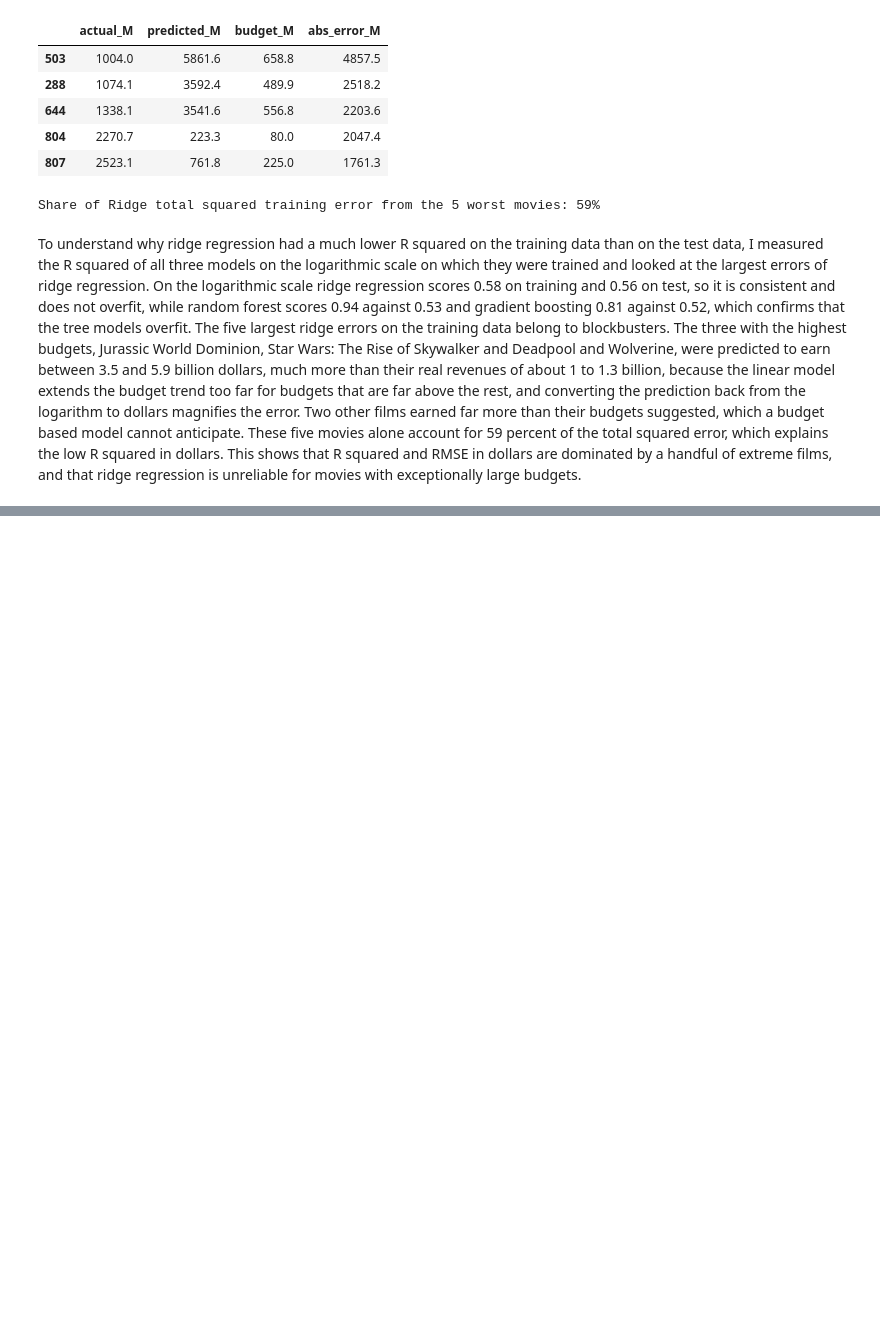
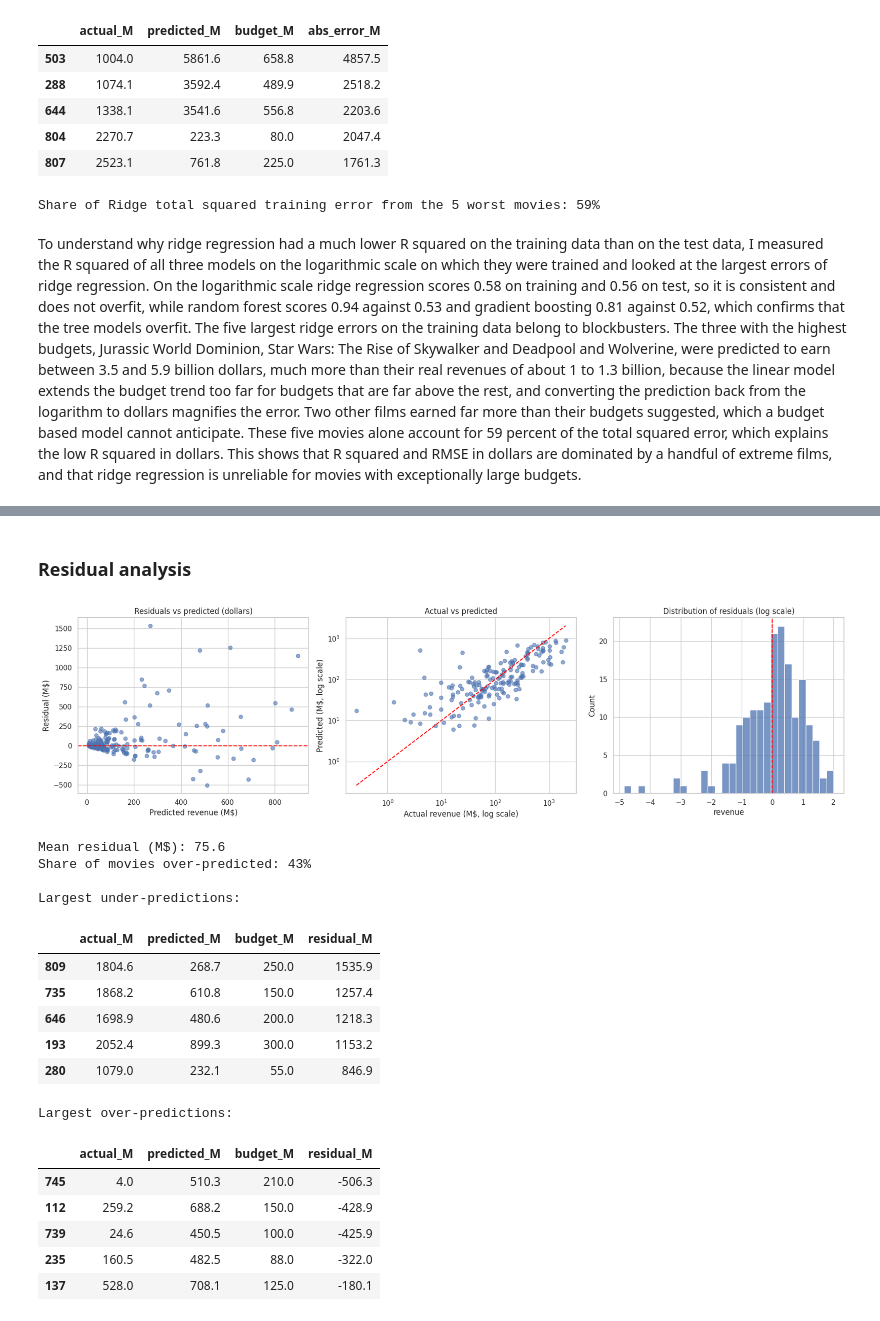
Before and after one commit to eishaiqbal767-cmyk/AI-TMBD-MOVIES-PROJECT, a Jupyter notebook: Notebooks/TMBD_Project.ipynb, the cells around one changed output, grey strips where cells are left out. Saved outputs shown, nothing was run; the diff lists cells and outputs as text; code cells hidden in the pictures; blank space fills up the shorter version.

Commit message:
SECTION 12: Model Evaluation and Performance Analysis

```diff
--- a/Notebooks/TMBD_Project.ipynb
+++ b/Notebooks/TMBD_Project.ipynb
@@ -1722,0 +1829,55 @@ To understand why ridge regression had a much lower R squared on the training da
+# %% [markdown]
+### Residual analysis
+# %%
+final_model = gb_tuned
+pred = final_model.predict(X_test)
+resid = y_test - pred
+log_resid = np.log1p(y_test) - np.log1p(pred)
+
+fig, axes = plt.subplots(1, 3, figsize=(18, 5))
+
+axes[0].scatter(pred / 1e6, resid / 1e6, alpha=0.6)
+axes[0].axhline(0, color='red', linestyle='--')
+axes[0].set_xlabel('Predicted revenue (M$)'); axes[0].set_ylabel('Residual (M$)')
+axes[0].set_title('Residuals vs predicted (dollars)')
+
+axes[1].scatter(y_test / 1e6, pred / 1e6, alpha=0.6)
+lims = [min(y_test.min(), pred.min()) / 1e6, max(y_test.max(), pred.max()) / 1e6]
+axes[1].plot(lims, lims, color='red', linestyle='--')
+axes[1].set_xscale('log'); axes[1].set_yscale('log')
+axes[1].set_xlabel('Actual revenue (M$, log scale)'); axes[1].set_ylabel('Predicted (M$, log scale)')
+axes[1].set_title('Actual vs predicted')
+
+sns.histplot(log_resid, bins=30, ax=axes[2])
+axes[2].axvline(0, color='red', linestyle='--')
+axes[2].set_title('Distribution of residuals (log scale)')
+plt.tight_layout()
+plt.show()
+
+print('Mean residual (M$):', round(resid.mean() / 1e6, 1))
+print('Share of movies over-predicted: {:.0%}'.format((resid < 0).mean()))
+worst = pd.DataFrame({'actual_M': y_test / 1e6, 'predicted_M': pred / 1e6,
+                      'budget_M': X_test['budget'] / 1e6, 'residual_M': resid / 1e6})
+print('\nLargest under-predictions:')
+display(worst.nlargest(5, 'residual_M').round(1))
+print('Largest over-predictions:')
+display(worst.nsmallest(5, 'residual_M').round(1))
+# %% [output]
+[figure, added]
+Mean residual (M$): 75.6
+Share of movies over-predicted: 43%
+
+Largest under-predictions:
+|  | actual_M | predicted_M | budget_M | residual_M |
+| 809 | 1804.6 | 268.7 | 250.0 | 1535.9 |
+| 735 | 1868.2 | 610.8 | 150.0 | 1257.4 |
+| 646 | 1698.9 | 480.6 | 200.0 | 1218.3 |
+| 193 | 2052.4 | 899.3 | 300.0 | 1153.2 |
+| 280 | 1079.0 | 232.1 | 55.0 | 846.9 |
+Largest over-predictions:
+|  | actual_M | predicted_M | budget_M | residual_M |
+| 745 | 4.0 | 510.3 | 210.0 | -506.3 |
+| 112 | 259.2 | 688.2 | 150.0 | -428.9 |
+| 739 | 24.6 | 450.5 | 100.0 | -425.9 |
+| 235 | 160.5 | 482.5 | 88.0 | -322.0 |
+| 137 | 528.0 | 708.1 | 125.0 | -180.1 |
```
Also changed, not shown: parts of 19 cells of this notebook.
